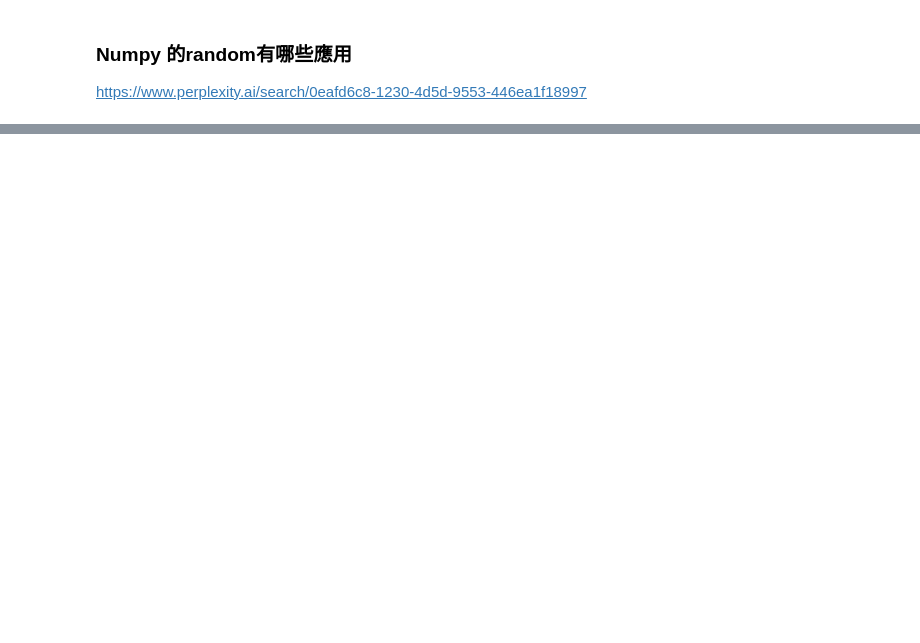
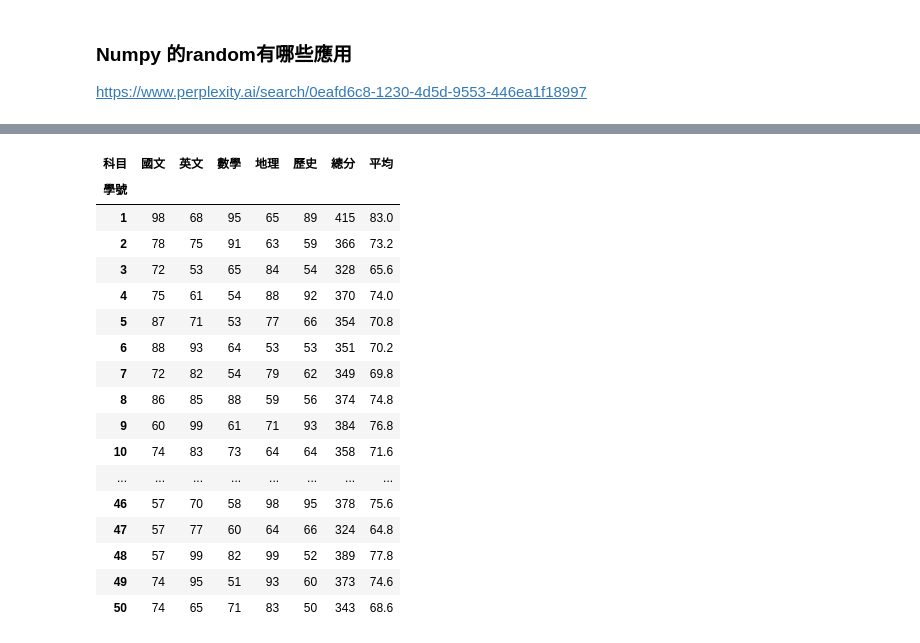
Before and after one commit to Marschang2025/python__analysis, a Jupyter notebook: lesson19/lesson19_1.ipynb, the cells around one changed output, grey strips where cells are left out. Drawn from its saved outputs; the diff is of its cells as text; code cells hidden in the pictures; blank space fills up the shorter version.

```diff
--- a/lesson19/lesson19_1.ipynb
+++ b/lesson19/lesson19_1.ipynb
@@ -47,0 +68,4 @@ scores_pd.T
+# %%
+scores_pd.index.name = "學號"
+scores_pd.columns.name = "科目"
+scores_pd.sum(axis=1) #scores_pd['總分'] = scores_pd.sum(axis=1) #欄位會改變 而且會重複計算
@@ -47,0 +90,28 @@ scores_pd.T
+# %%
+scores_pd.index.name = "學號"
+scores_pd.columns.name = "科目"
+sum_value = scores_pd.sum(axis=1) #先計算欄位
+mean_value = np.mean(scores_pd,axis=1)
+# %%
+scores_pd['總分'] = sum_value
+scores_pd['平均'] = mean_value
+scores_pd
+# %% [output]
+| 科目 | 國文 | 英文 | 數學 | 地理 | 歷史 | 總分 | 平均 |
+| 學號 |  |  |  |  |  |  |  |
+| 1 | 98 | 68 | 95 | 65 | 89 | 415 | 83.0 |
+| 2 | 78 | 75 | 91 | 63 | 59 | 366 | 73.2 |
+| 3 | 72 | 53 | 65 | 84 | 54 | 328 | 65.6 |
+| 4 | 75 | 61 | 54 | 88 | 92 | 370 | 74.0 |
+| 5 | 87 | 71 | 53 | 77 | 66 | 354 | 70.8 |
+| 6 | 88 | 93 | 64 | 53 | 53 | 351 | 70.2 |
+| 7 | 72 | 82 | 54 | 79 | 62 | 349 | 69.8 |
+| 8 | 86 | 85 | 88 | 59 | 56 | 374 | 74.8 |
+| 9 | 60 | 99 | 61 | 71 | 93 | 384 | 76.8 |
+| 10 | 74 | 83 | 73 | 64 | 64 | 358 | 71.6 |
+| ... | ... | ... | ... | ... | ... | ... | ... |
+| 46 | 57 | 70 | 58 | 98 | 95 | 378 | 75.6 |
+| 47 | 57 | 77 | 60 | 64 | 66 | 324 | 64.8 |
+| 48 | 57 | 99 | 82 | 99 | 52 | 389 | 77.8 |
+| 49 | 74 | 95 | 51 | 93 | 60 | 373 | 74.6 |
+| 50 | 74 | 65 | 71 | 83 | 50 | 343 | 68.6 |
```
Also changed, not shown: parts of 4 cells of this notebook.
